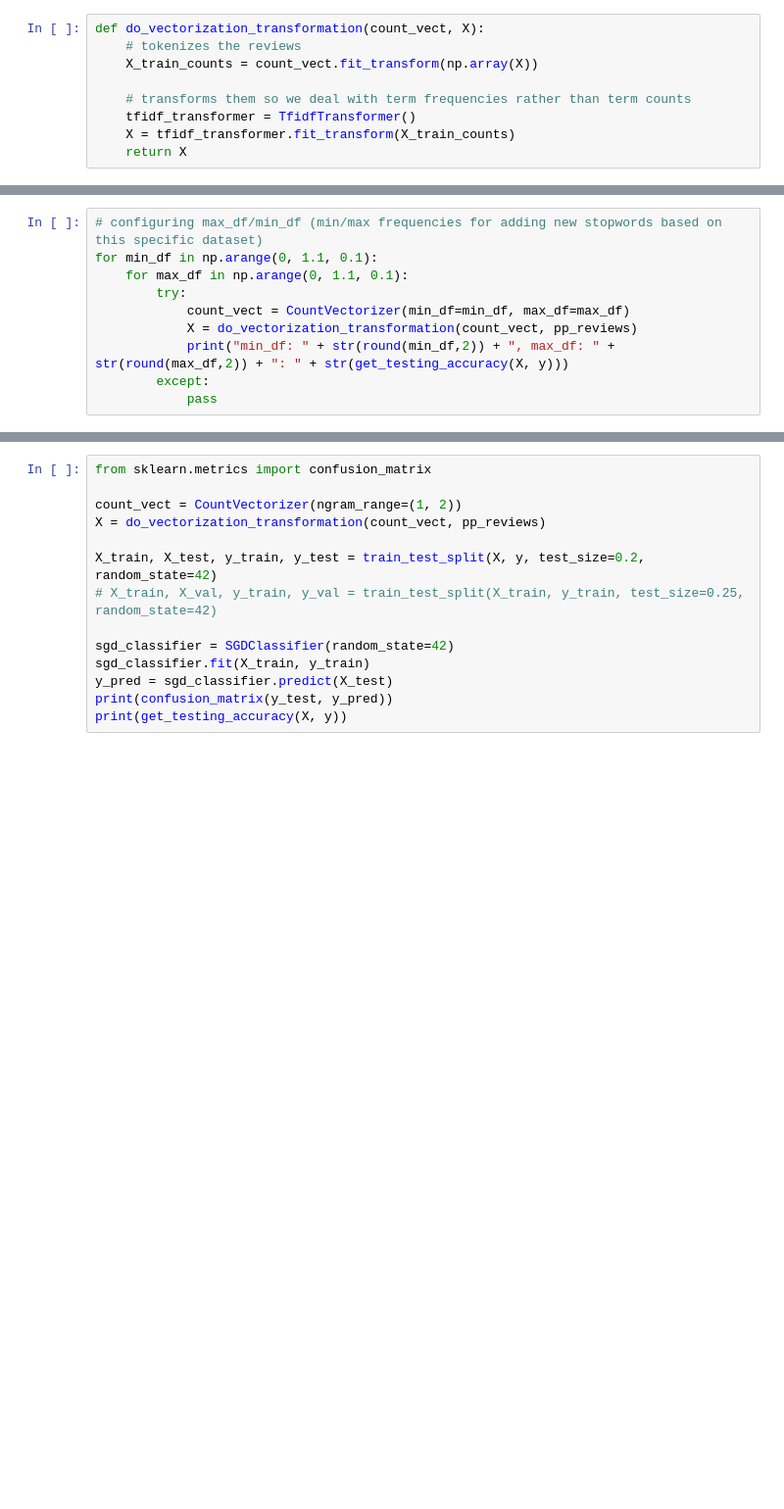
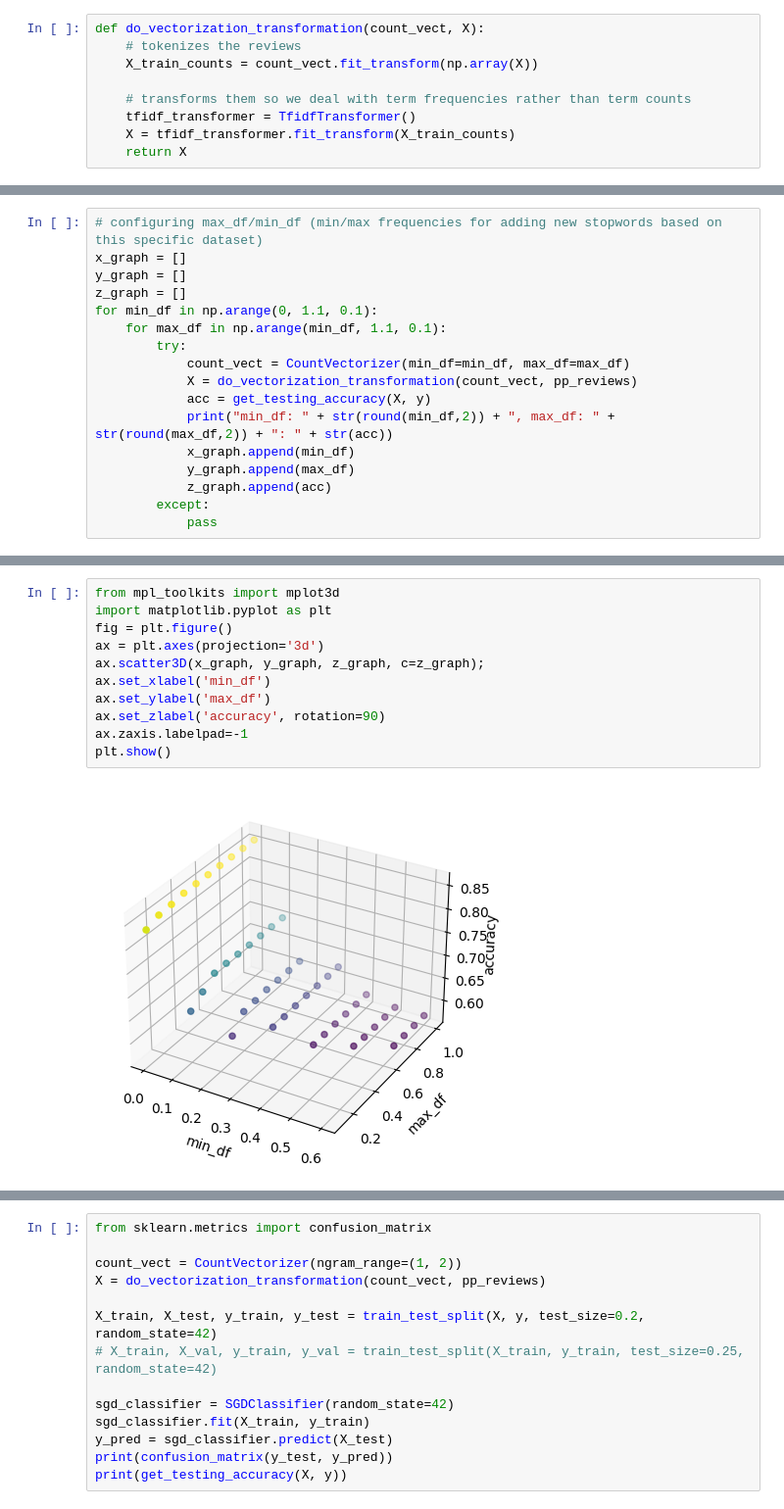
Before and after one commit to andlrutt/cs425-final-project, a Jupyter notebook: main.ipynb, the cells around one changed output, grey strips where cells are left out. Shown: that part at 98% size. Drawn from its saved outputs; the diff is of its cells as text; blank space fills up the shorter version.

```diff
--- a/main.ipynb
+++ b/main.ipynb
@@ -90,11 +90,18 @@ baseline: 0.8534912314760887
 # %%
 # configuring max_df/min_df (min/max frequencies for adding new stopwords based on this specific dataset)
+x_graph = []
+y_graph = []
+z_graph = []
 for min_df in np.arange(0, 1.1, 0.1):
-    for max_df in np.arange(0, 1.1, 0.1):
+    for max_df in np.arange(min_df, 1.1, 0.1):
         try:
             count_vect = CountVectorizer(min_df=min_df, max_df=max_df)
             X = do_vectorization_transformation(count_vect, pp_reviews)
-            print("min_df: " + str(round(min_df,2)) + ", max_df: " + str(round(max_df,2)) + ": " + str(get_testing_accuracy(X, y)))
+            acc = get_testing_accuracy(X, y)
+            print("min_df: " + str(round(min_df,2)) + ", max_df: " + str(round(max_df,2)) + ": " + str(acc))
+            x_graph.append(min_df)
+            y_graph.append(max_df)
+            z_graph.append(acc)
         except:
             pass
 # %% [output]
@@ -118 +125,14 @@ min_df: 0.3, max_df: 1.0: 0.6255426683081708
+# %%
+from mpl_toolkits import mplot3d
+import matplotlib.pyplot as plt
+fig = plt.figure()
+ax = plt.axes(projection='3d')
+ax.scatter3D(x_graph, y_graph, z_graph, c=z_graph);
+ax.set_xlabel('min_df')
+ax.set_ylabel('max_df')
+ax.set_zlabel('accuracy', rotation=90)
+ax.zaxis.labelpad=-1
+plt.show()
+# %% [output]
+[figure, added]
 # %% [markdown]
```
Also changed, not shown: parts of 12 cells of this notebook.
